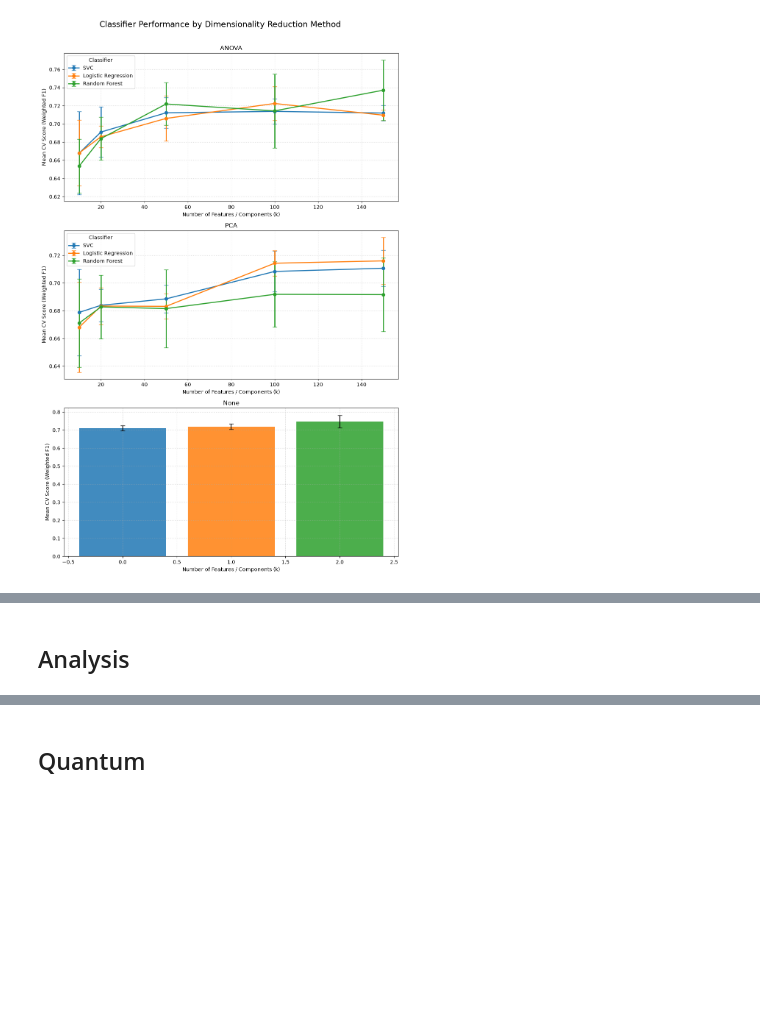
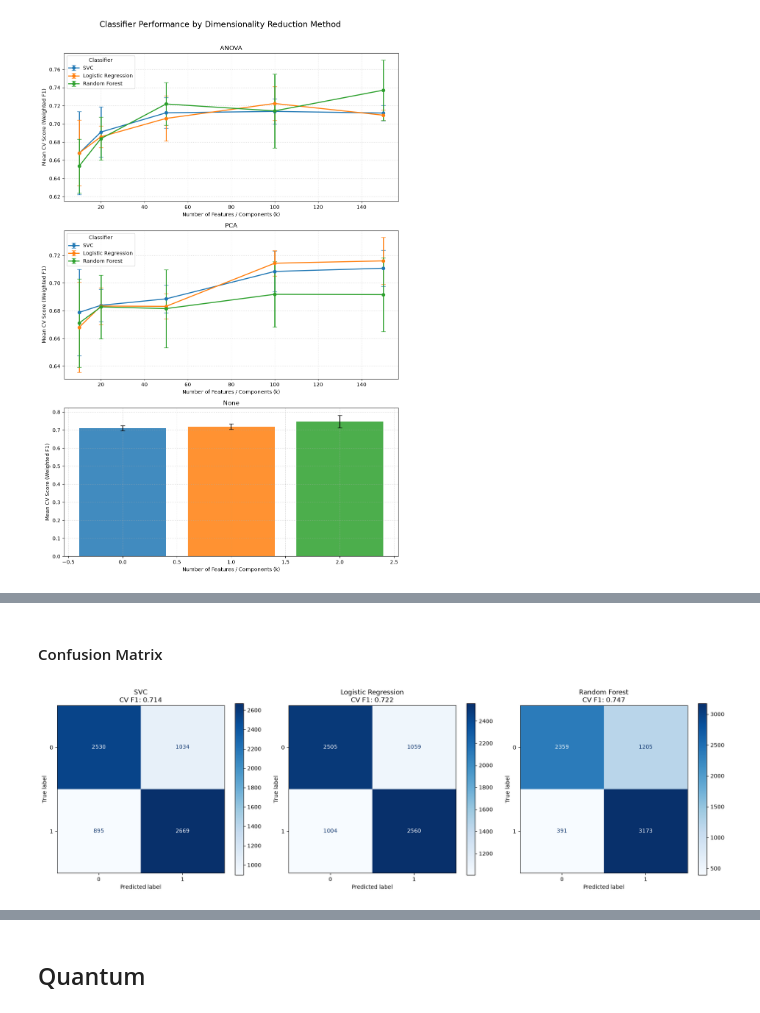
Before and after one commit to pax-projects/homl-paris-saclay, a Jupyter notebook: preprocessing.ipynb, the cells around one changed output, grey strips where cells are left out. Cells and saved outputs as stored; diff of their text form; code cells hidden in the pictures; blank space fills up the shorter version.

```diff
--- a/preprocessing.ipynb
+++ b/preprocessing.ipynb
@@ -844,2 +905,31 @@ NameError: name 'classifiers_score' is not defined
 # %% [markdown]
-## Analysis
+#### Confusion Matrix
+# %%
+fig, axes = plt.subplots(
+    1, len(best_by_classifier),
+    figsize=(6 * len(best_by_classifier), 5)
+)
+
+for ax, (classifier_name, result) in zip(
+    axes, best_by_classifier.items()
+):
+    model = result["estimator"]
+    y_pred = model.predict(X_test)
+
+    ConfusionMatrixDisplay.from_predictions(
+        y_test,
+        y_pred,
+        ax=ax,
+        cmap="Blues",
+        values_format="d",
+    )
+
+    ax.set_title(
+        f"{classifier_name}\n"
+        f"CV F1: {result['cv_score']:.3f}"
+    )
+
+plt.tight_layout()
+plt.show()
+# %% [output]
+[figure, added]
```
Also changed, not shown: parts of 17 cells of this notebook.
